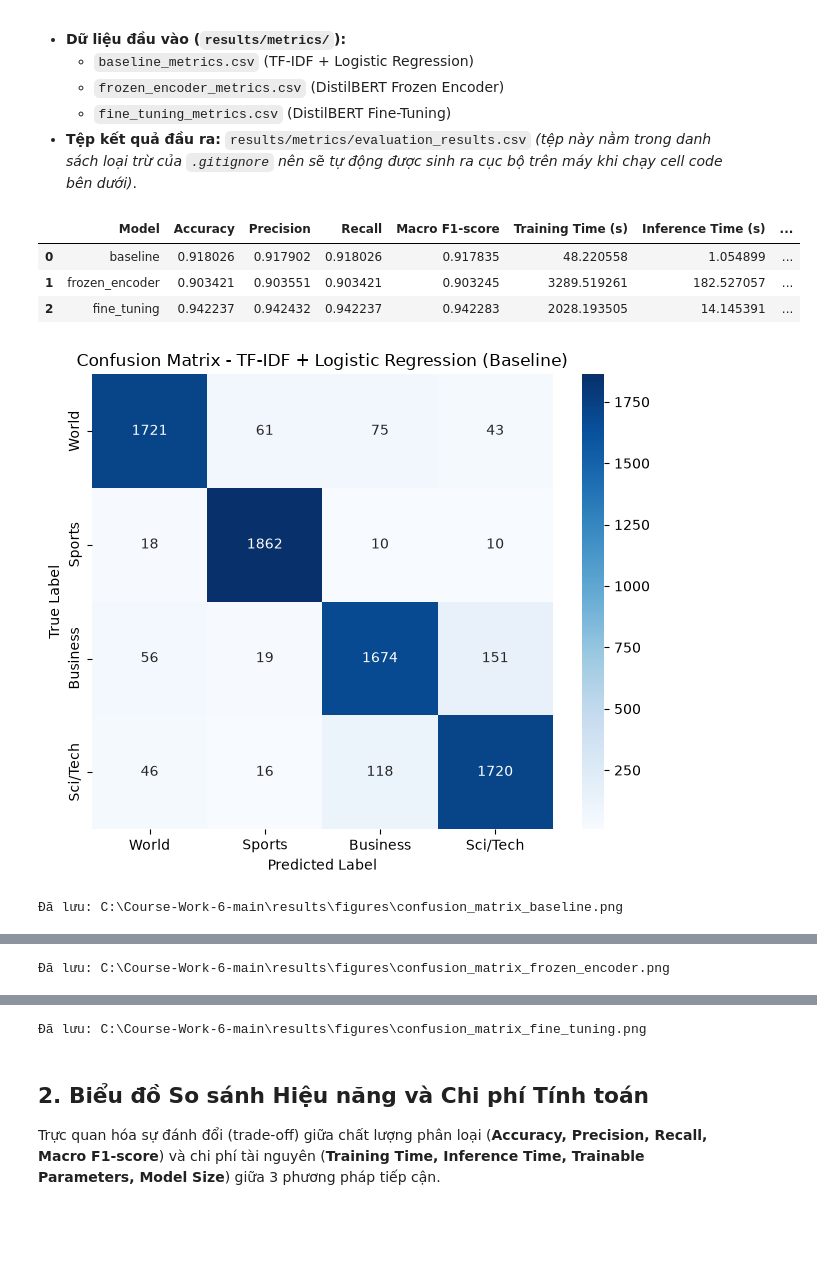
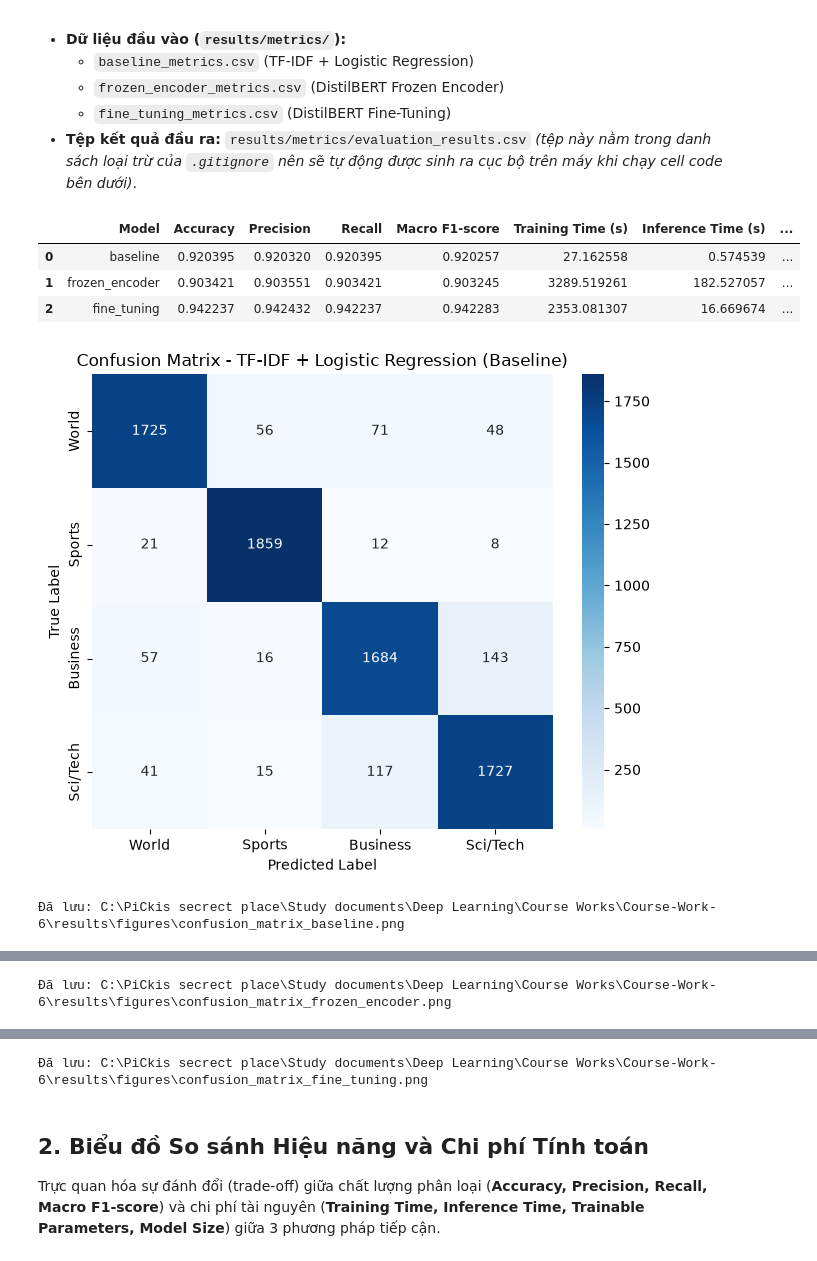
Before and after one commit to maintx1770-sudo/Course-Work-6, a Jupyter notebook: notebooks/05_comparison.ipynb, the cells around one changed output, grey strips where cells are left out. Cells and saved outputs as stored; diff of their text form; code cells hidden in the pictures; blank space fills up the shorter version.

```diff
--- a/notebooks/05_comparison.ipynb
+++ b/notebooks/05_comparison.ipynb
@@ -62,43 +62,43 @@ for f in metric_files:
         print(f"Đang chờ file: {f.name}")
 
 if frames:
     eval_df = pd.concat(frames, ignore_index=True)
     eval_df.to_csv(METRICS_DIR / "evaluation_results.csv", index=False)
     display(eval_df)
 
 # 2. Vẽ, lưu và hiển thị Confusion Matrix từ các file predictions
 pred_configs = [
-    ("TF-IDF + Logistic Regression (Baseline)", METRICS_DIR / "baseline_test_predictions.csv", FIGURES_DIR / "confusion_matrix_baseline.png"),
+    ("TF-IDF + Logistic Regression (Baseline)", METRICS_DIR / "baseline_predictions.csv", FIGURES_DIR / "confusion_matrix_baseline.png"),
     ("Frozen Encoder (DistilBERT)", METRICS_DIR / "frozen_encoder_predictions.csv", FIGURES_DIR / "confusion_matrix_frozen_encoder.png"),
     ("Fine-Tuning (DistilBERT)", METRICS_DIR / "fine_tuning_predictions.csv", FIGURES_DIR / "confusion_matrix_fine_tuning.png"),
 ]
 
 for title, pred_path, fig_path in pred_configs:
     if pred_path.exists():
         df_pred = pd.read_csv(pred_path)
         cm = confusion_matrix(df_pred["true_label"], df_pred["pred_label"])
         plt.figure(figsize=(6.5, 5.5))
         sns.heatmap(cm, annot=True, fmt="d", cmap="Blues", xticklabels=LABEL_NAMES, yticklabels=LABEL_NAMES)
         plt.title(f"Confusion Matrix - {title}")
         plt.xlabel("Predicted Label")
         plt.ylabel("True Label")
         plt.tight_layout()
         plt.savefig(fig_path, dpi=300)
         plt.show()
         print(f"Đã lưu: {fig_path}")
     else:
         print(f"Đang chờ file predictions: {pred_path.name}")
 # %% [output]
 |  | Model | Accuracy | Precision | Recall | Macro F1-score | Training Time (s) | Inference Time (s) | ... |
-| 0 | baseline | 0.918026 | 0.917902 | 0.918026 | 0.917835 | 48.220558 | 1.054899 | ... |
+| 0 | baseline | 0.920395 | 0.920320 | 0.920395 | 0.920257 | 27.162558 | 0.574539 | ... |
 | 1 | frozen_encoder | 0.903421 | 0.903551 | 0.903421 | 0.903245 | 3289.519261 | 182.527057 | ... |
-| 2 | fine_tuning | 0.942237 | 0.942432 | 0.942237 | 0.942283 | 2028.193505 | 14.145391 | ... |
+| 2 | fine_tuning | 0.942237 | 0.942432 | 0.942237 | 0.942283 | 2353.081307 | 16.669674 | ... |
 [figure]
-Đã lưu: C:\Course-Work-6-main\results\figures\confusion_matrix_baseline.png
+Đã lưu: C:\PiCkis secrect place\Study documents\Deep Learning\Course Works\Course-Work-6\results\figures\confusion_matrix_baseline.png
 [figure]
-Đã lưu: C:\Course-Work-6-main\results\figures\confusion_matrix_frozen_encoder.png
+Đã lưu: C:\PiCkis secrect place\Study documents\Deep Learning\Course Works\Course-Work-6\results\figures\confusion_matrix_frozen_encoder.png
 [figure]
-Đã lưu: C:\Course-Work-6-main\results\figures\confusion_matrix_fine_tuning.png
+Đã lưu: C:\PiCkis secrect place\Study documents\Deep Learning\Course Works\Course-Work-6\results\figures\confusion_matrix_fine_tuning.png
 # %% [markdown]
 ## 2. Biểu đồ So sánh Hiệu năng và Chi phí Tính toán
 
```
Also changed, not shown: parts of 2 cells of this notebook, 7 other files.
